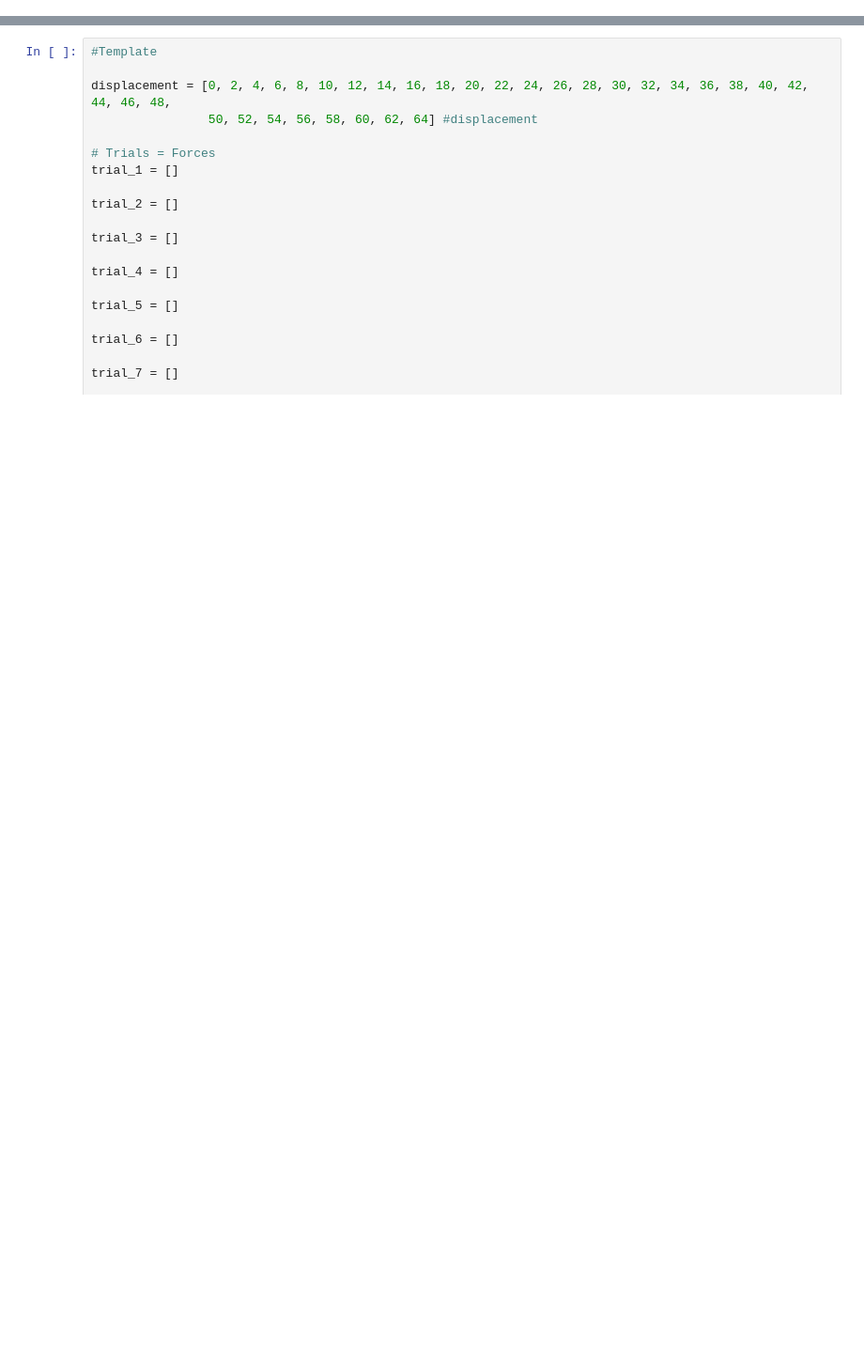
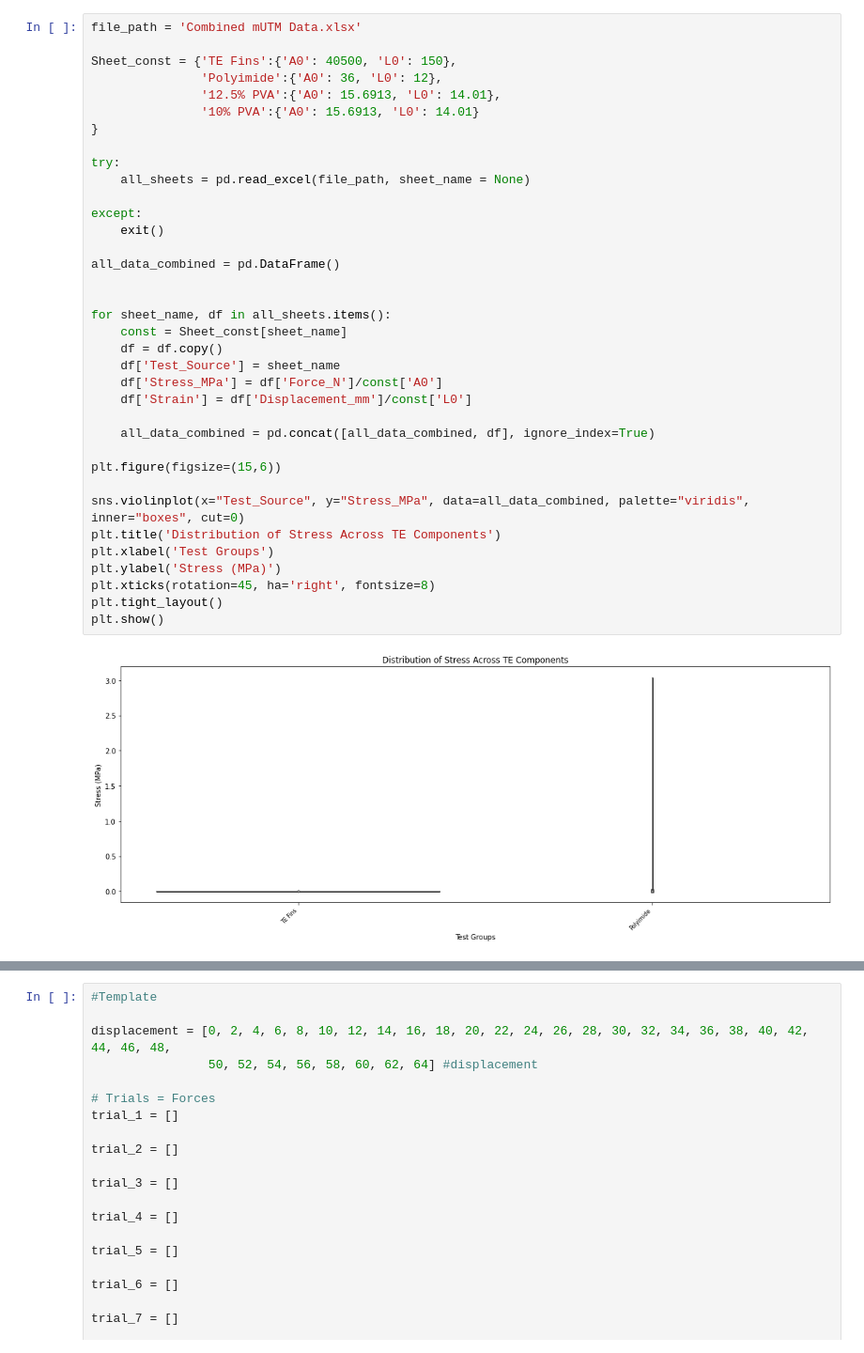
Before and after one commit to n0t-claire/DataAnalysis-TEG, a Jupyter notebook: Thesis - Graph (Displacement Vs Force).ipynb, the cells around one changed output, grey strips where cells are left out. Shown at 94% size. Drawn from its saved outputs; the diff is of its cells as text; blank space fills up the shorter version.

```diff
--- a/Thesis - Graph (Displacement Vs Force).ipynb
+++ b/Thesis - Graph (Displacement Vs Force).ipynb
@@ -8967,0 +7790,38 @@ No handles with labels found to put in legend.
+# %%
+file_path = 'Combined mUTM Data.xlsx'
+
+Sheet_const = {'TE Fins':{'A0': 40500, 'L0': 150},
+               'Polyimide':{'A0': 36, 'L0': 12},
+               '12.5% PVA':{'A0': 15.6913, 'L0': 14.01},
+               '10% PVA':{'A0': 15.6913, 'L0': 14.01}
+}
+
+try:
+    all_sheets = pd.read_excel(file_path, sheet_name = None)
+
+except:
+    exit()
+
+all_data_combined = pd.DataFrame()
+
+
+for sheet_name, df in all_sheets.items():
+    const = Sheet_const[sheet_name]
+    df = df.copy()
+    df['Test_Source'] = sheet_name
+    df['Stress_MPa'] = df['Force_N']/const['A0']
+    df['Strain'] = df['Displacement_mm']/const['L0']
+
+    all_data_combined = pd.concat([all_data_combined, df], ignore_index=True)
+
+plt.figure(figsize=(15,6))
+
+sns.violinplot(x="Test_Source", y="Stress_MPa", data=all_data_combined, palette="viridis", inner="boxes", cut=0)
+plt.title('Distribution of Stress Across TE Components')
+plt.xlabel('Test Groups')
+plt.ylabel('Stress (MPa)')
+plt.xticks(rotation=45, ha='right', fontsize=8)
+plt.tight_layout()
+plt.show()
+# %% [output]
+[figure, added]
```
Also changed, not shown: parts of 13 cells of this notebook, 5 other files.
